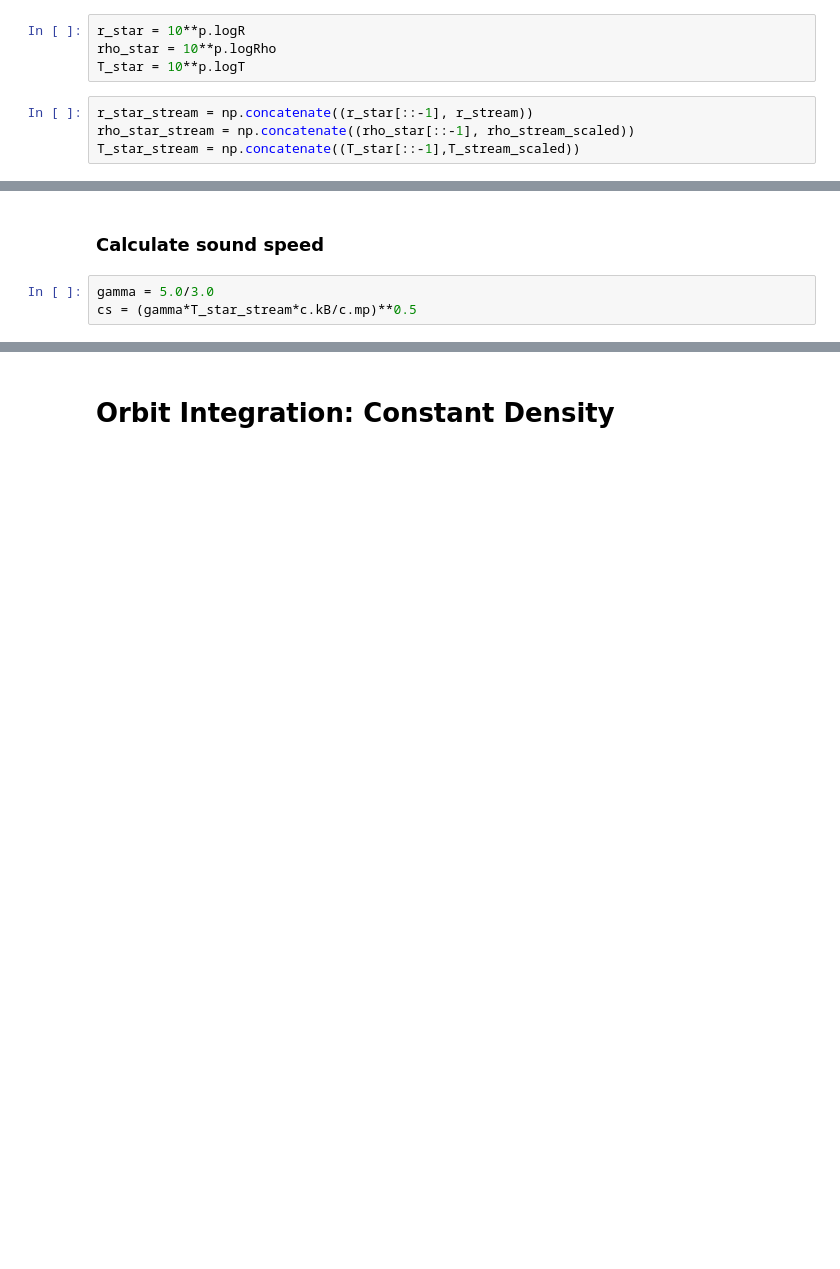
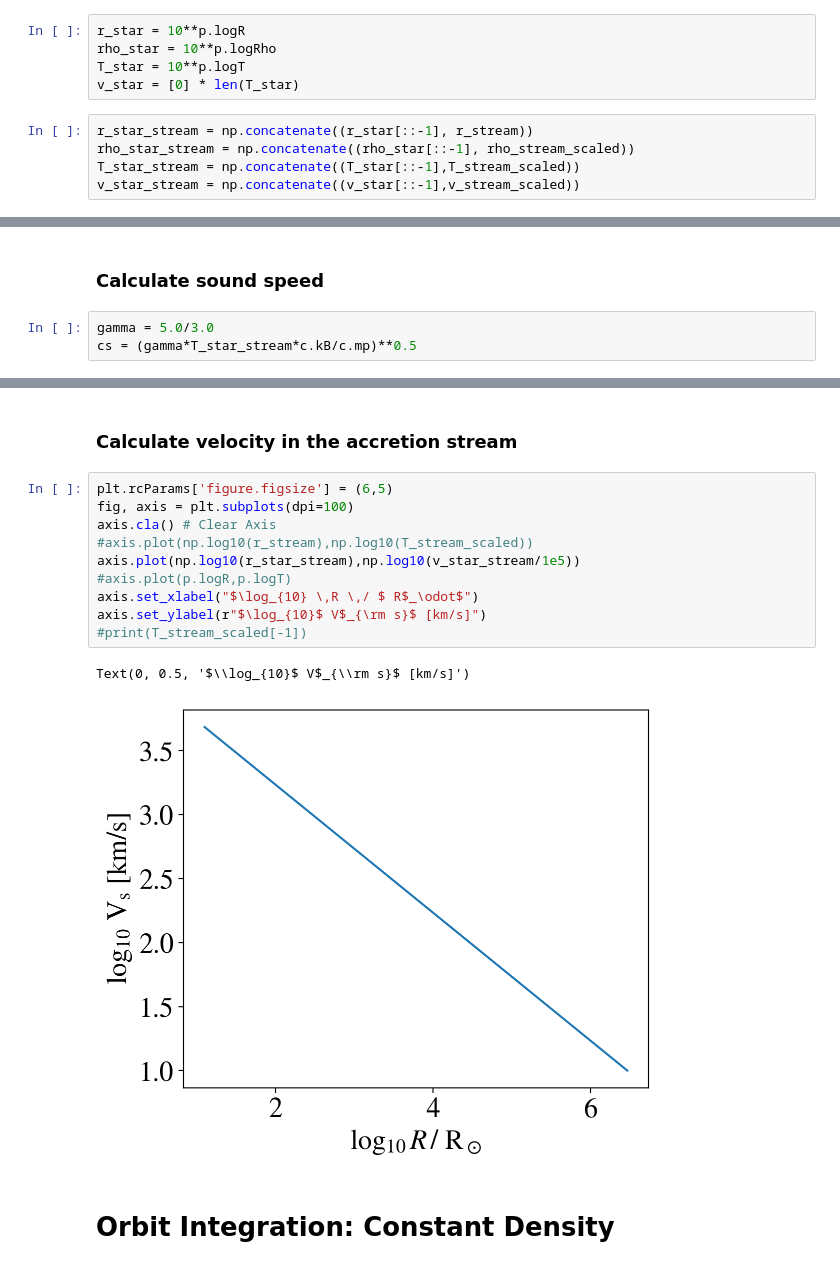
Before and after one commit to matteocantiello/agnstars_cee, a Jupyter notebook: CEE_AGN.ipynb, the cells around one changed output, grey strips where cells are left out. Drawn from its saved outputs; the diff is of its cells as text; blank space fills up the shorter version.

```diff
--- a/CEE_AGN.ipynb
+++ b/CEE_AGN.ipynb
@@ -120,10 +124,12 @@ plt.plot(p.logR,p.logRho)
 r_star = 10**p.logR
 rho_star = 10**p.logRho
 T_star = 10**p.logT
+v_star = [0] * len(T_star)
 # %%
 r_star_stream = np.concatenate((r_star[::-1], r_stream))
 rho_star_stream = np.concatenate((rho_star[::-1], rho_stream_scaled))
 T_star_stream = np.concatenate((T_star[::-1],T_stream_scaled))
+v_star_stream = np.concatenate((v_star[::-1],v_stream_scaled))
 # %%
 plt.rcParams['figure.figsize'] = (6,5)
 fig, axis = plt.subplots(dpi=100)
@@ -199,3 +205,18 @@ print(T_stream_scaled[-1])
+# %% [markdown]
+### Calculate velocity in the accretion stream
+# %%
+plt.rcParams['figure.figsize'] = (6,5)
+fig, axis = plt.subplots(dpi=100)
+axis.cla() # Clear Axis
+#axis.plot(np.log10(r_stream),np.log10(T_stream_scaled))
+axis.plot(np.log10(r_star_stream),np.log10(v_star_stream/1e5))
+#axis.plot(p.logR,p.logT)
+axis.set_xlabel("$\log_{10} \,R \,/ $ R$_\odot$")
+axis.set_ylabel(r"$\log_{10}$ V$_{\rm s}$ [km/s]")
+#print(T_stream_scaled[-1])
+# %% [output]
+Text(0, 0.5, '$\\log_{10}$ V$_{\\rm s}$ [km/s]')
+[figure, added]
 # %% [markdown]
 # Orbit Integration: Constant Density
 # %%
```
Also changed, not shown: parts of 10 cells of this notebook, 1 other file.
